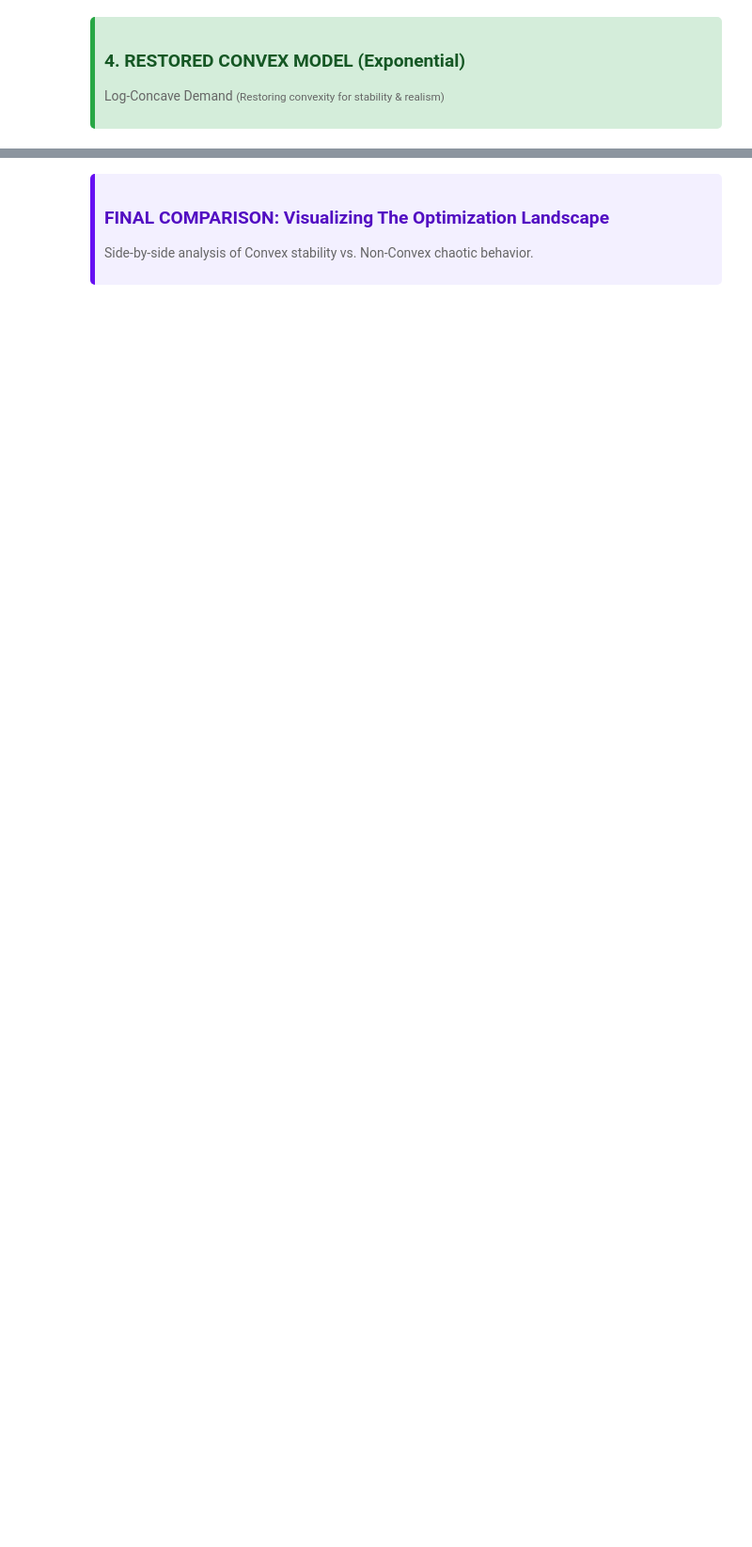
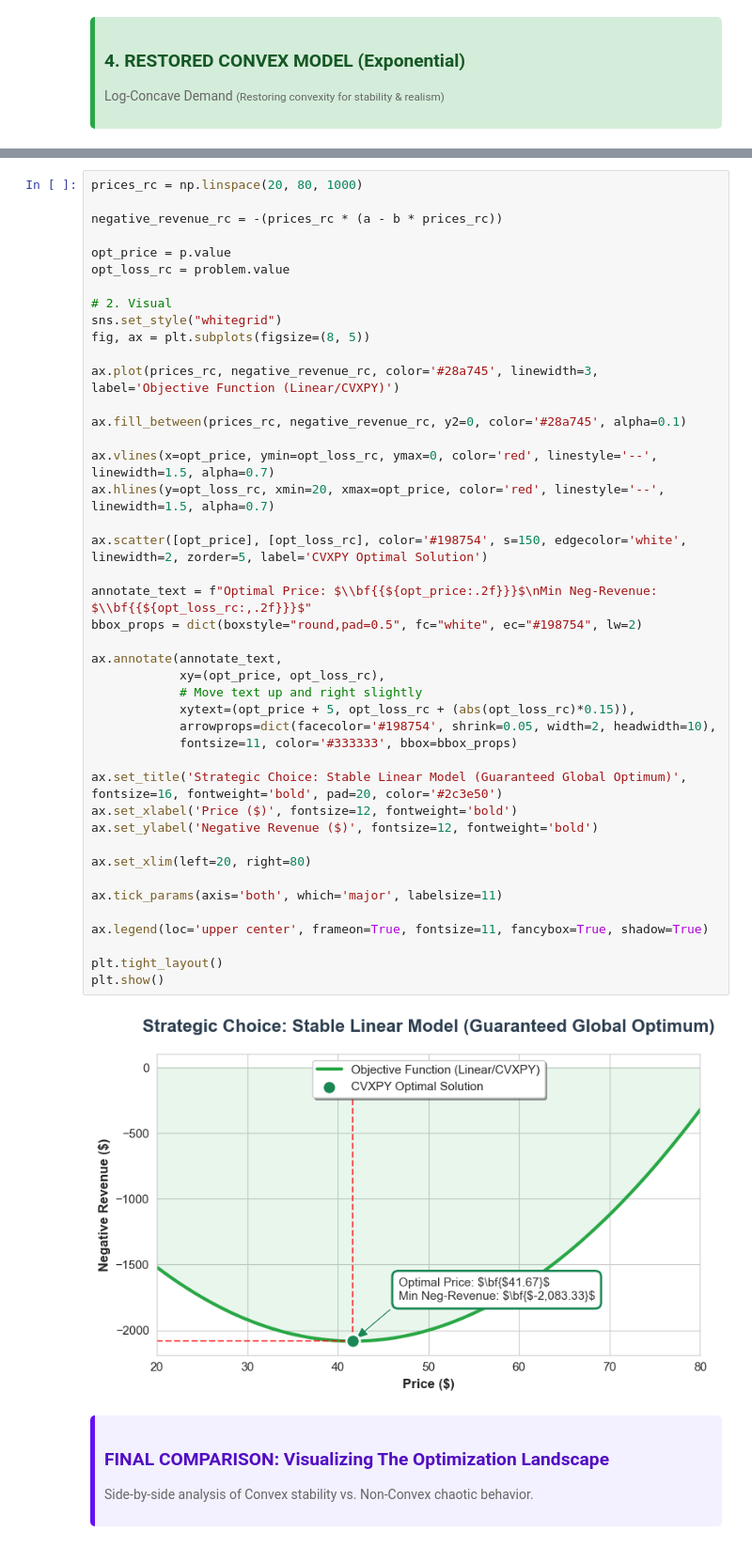
Before and after one commit to hamas22/Project-Convex-Pricing_Optimization-, a Jupyter notebook: pricing-optimization.ipynb, the cells around one changed output, grey strips where cells are left out. Shown at 94% size. Drawn from its saved outputs; the diff is of its cells as text; blank space fills up the shorter version.

```diff
--- a/pricing-optimization.ipynb
+++ b/pricing-optimization.ipynb
@@ -479,3 +660,48 @@ Hessian: negative (CONVEX restored)
+# %%
+prices_rc = np.linspace(20, 80, 1000)
+
+negative_revenue_rc = -(prices_rc * (a - b * prices_rc))
+
+opt_price = p.value
+opt_loss_rc = problem.value
+
+# 2. Visual
+sns.set_style("whitegrid")
+fig, ax = plt.subplots(figsize=(8, 5))
+
+ax.plot(prices_rc, negative_revenue_rc, color='#28a745', linewidth=3, label='Objective Function (Linear/CVXPY)')
+
+ax.fill_between(prices_rc, negative_revenue_rc, y2=0, color='#28a745', alpha=0.1)
+
+ax.vlines(x=opt_price, ymin=opt_loss_rc, ymax=0, color='red', linestyle='--', linewidth=1.5, alpha=0.7)
+ax.hlines(y=opt_loss_rc, xmin=20, xmax=opt_price, color='red', linestyle='--', linewidth=1.5, alpha=0.7)
+
+ax.scatter([opt_price], [opt_loss_rc], color='#198754', s=150, edgecolor='white', linewidth=2, zorder=5, label='CVXPY Optimal Solution')
+
+annotate_text = f"Optimal Price: $\\bf{{${opt_price:.2f}}}$\nMin Neg-Revenue: $\\bf{{${opt_loss_rc:,.2f}}}$"
+bbox_props = dict(boxstyle="round,pad=0.5", fc="white", ec="#198754", lw=2)
+
+ax.annotate(annotate_text,
+            xy=(opt_price, opt_loss_rc),
+            # Move text up and right slightly
+            xytext=(opt_price + 5, opt_loss_rc + (abs(opt_loss_rc)*0.15)),
+            arrowprops=dict(facecolor='#198754', shrink=0.05, width=2, headwidth=10),
+            fontsize=11, color='#333333', bbox=bbox_props)
+
+ax.set_title('Strategic Choice: Stable Linear Model (Guaranteed Global Optimum)', fontsize=16, fontweight='bold', pad=20, color='#2c3e50')
+ax.set_xlabel('Price ($)', fontsize=12, fontweight='bold')
+ax.set_ylabel('Negative Revenue ($)', fontsize=12, fontweight='bold')
+
+ax.set_xlim(left=20, right=80)
+
+ax.tick_params(axis='both', which='major', labelsize=11)
+
+ax.legend(loc='upper center', frameon=True, fontsize=11, fancybox=True, shadow=True)
+
+plt.tight_layout()
+plt.show()
+# %% [output]
+[figure, added]
 # %% [markdown]
 <div style="background-color:#f3f0ff; border-left: 5px solid #6610f2; padding: 10px; border-radius: 5px;">
     <h3 style="margin:0; color:#520dc2;">FINAL COMPARISON: Visualizing The Optimization Landscape</h3>
```
Also changed, not shown: parts of 16 cells of this notebook, 1 other file.
